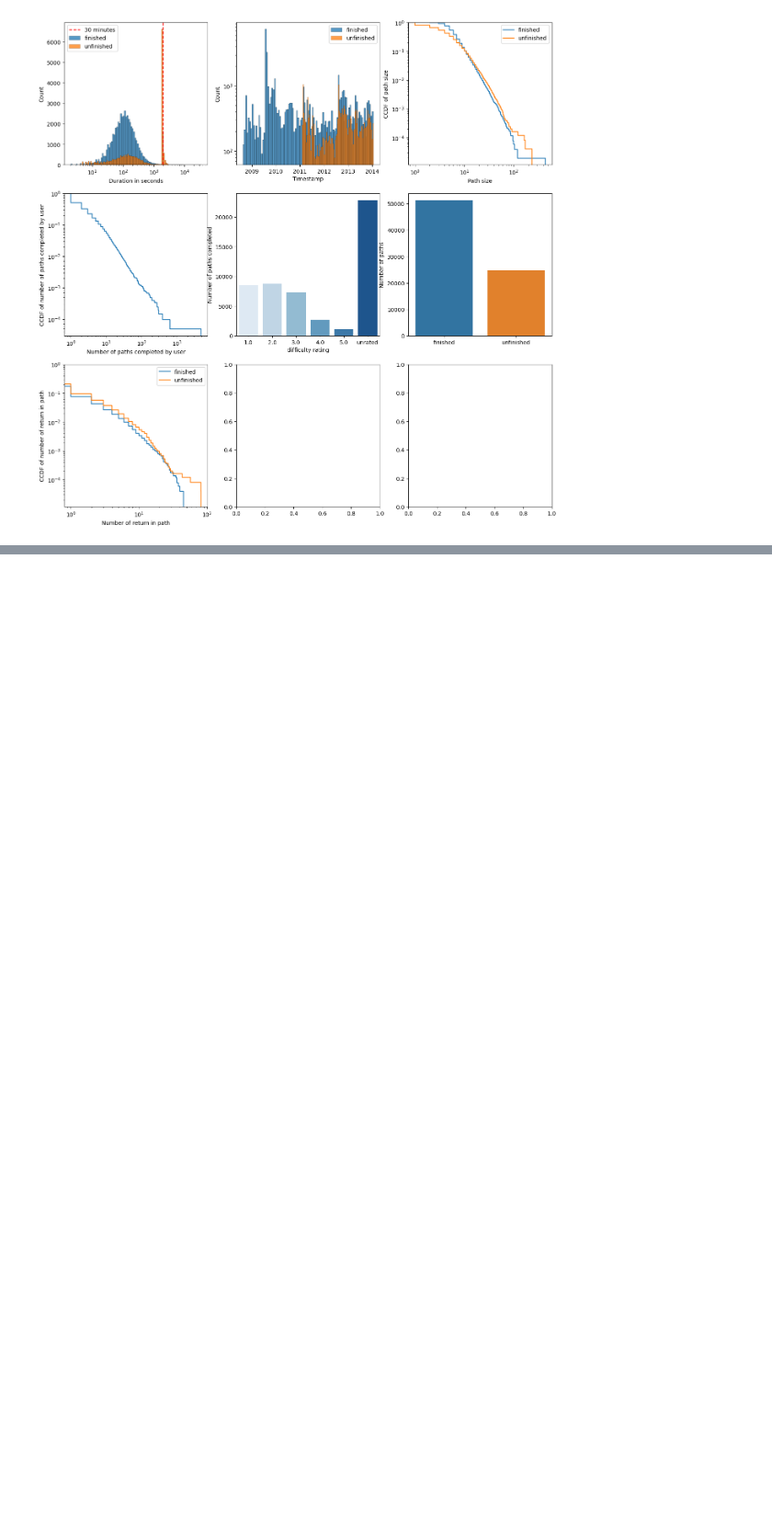
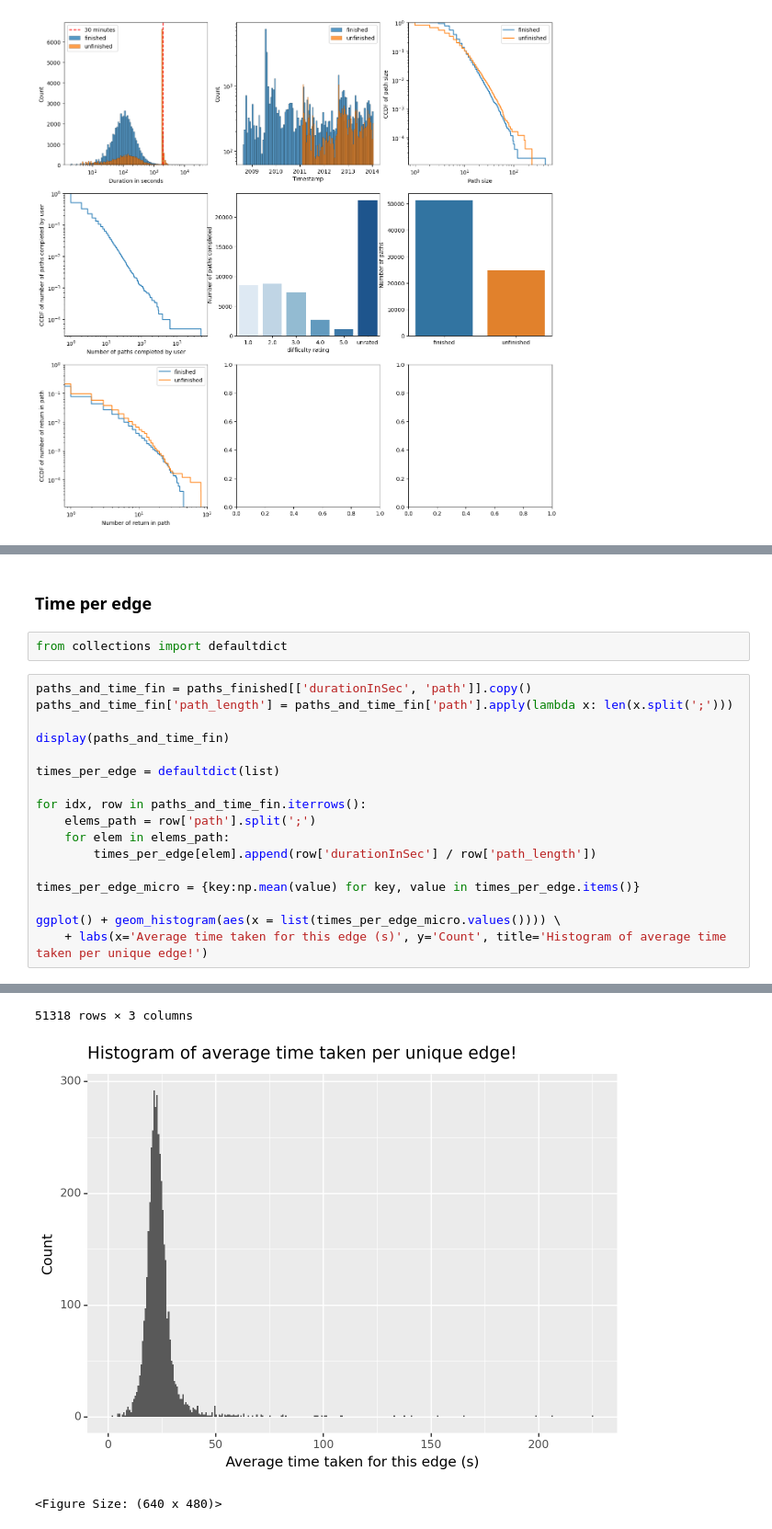
Before and after one commit to epfl-ada/ada-2023-project-adamants, a Jupyter notebook: visualizations.ipynb, the cells around one changed output, grey strips where cells are left out. Shown: that part at 92% size. Drawn from its saved outputs; the diff is of its cells as text; blank space fills up the shorter version.

```diff
--- a/visualizations.ipynb
+++ b/visualizations.ipynb
@@ -81,0 +136,22 @@ axs[2,0].legend()
+# %% [markdown]
+### Time per edge
+# %%
+from collections import defaultdict
+# %%
+paths_and_time_fin = paths_finished[['durationInSec', 'path']].copy()
+paths_and_time_fin['path_length'] = paths_and_time_fin['path'].apply(lambda x: len(x.split(';')))
+
+display(paths_and_time_fin)
+
+times_per_edge = defaultdict(list)
+
+for idx, row in paths_and_time_fin.iterrows():
+	elems_path = row['path'].split(';')
+	for elem in elems_path:
+		times_per_edge[elem].append(row['durationInSec'] / row['path_length'])
+
+times_per_edge_micro = {key:np.mean(value) for key, value in times_per_edge.items()}
+
+ggplot() + geom_histogram(aes(x = list(times_per_edge_micro.values()))) \
+	+ labs(x='Average time taken for this edge (s)', y='Count', title='Histogram of average time taken per unique edge!')
+# %% [output]
@@ -81,0 +170,3 @@ axs[2,0].legend()
+51318 rows × 3 columns
+[figure, added]
+<Figure Size: (640 x 480)>
```
Also changed, not shown: parts of 7 cells of this notebook.
